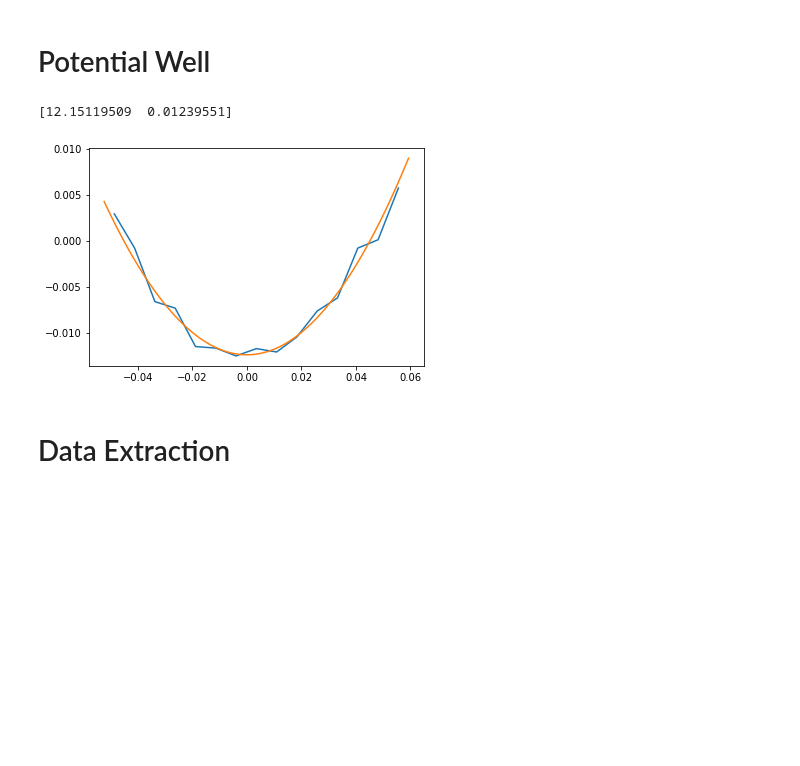
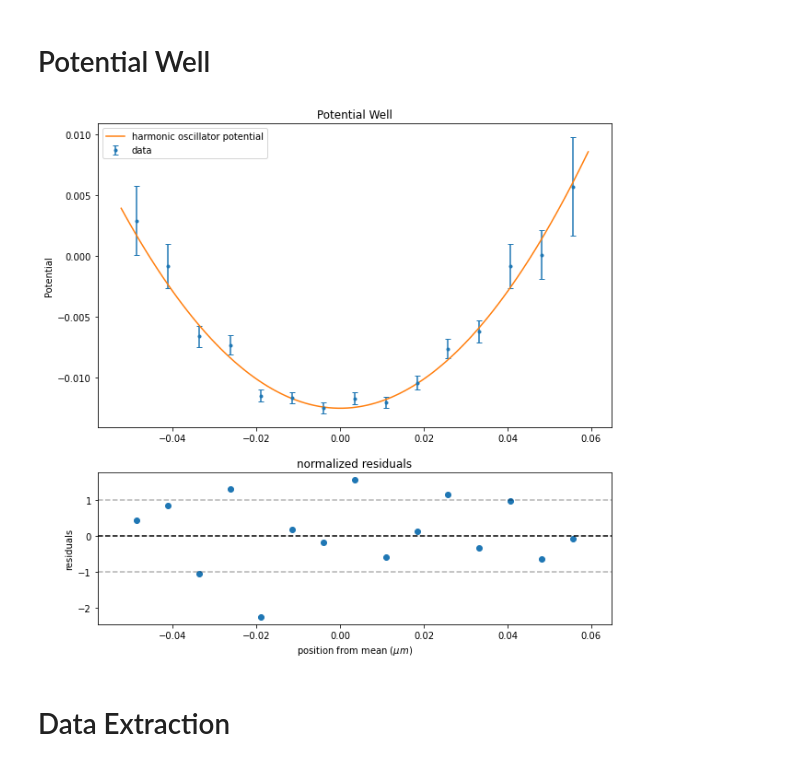
Before and after one commit to Ham0osh/Phys322W-OT, a Jupyter notebook: notebook.ipynb, the cells around one changed output. Drawn from its saved outputs; the diff is of its cells as text; code cells hidden in the pictures; blank space fills up the shorter version.

Commit message:
finished working on my figures

```diff
--- a/notebook.ipynb
+++ b/notebook.ipynb
@@ -484,25 +484,37 @@ Text(0.5, 1.0, 'Repeatability Measurments from Sample D')
 # %%
 filename = 'data/reproducibility/StrongRep4.txt'
 data = extract_data(filename)
 analysis = gaussian_analysis(data.x_dec, data.y_dec, nbins = 15)
 
 def potential_well(x,k,b):
     return 1/2*k*x**2 - b
 
 #change into potential
-well_dat = -np.log(analysis.hist_x)*T*1.38064852*10**-5
+well_dat = -np.log(analysis.hist_x)*T*k_b*10**18
+sigma = 1/analysis.hist_x*T*k_b*10**18*analysis.sigma_x
 
 
-pOpt, pCov = curve_fit(potential_well, analysis.bins_x, well_dat, p0 = [0.1, np.min(well_dat)])
+pOpt, pCov = curve_fit(potential_well, analysis.bins_x, well_dat, p0 = [0.1, np.min(well_dat)], sigma = sigma, absolute_sigma=True)
 
+fig, (ax1,ax2) = plt.subplots(2,1, figsize = (10,10), gridspec_kw = {'height_ratios': (2,1)})
 dx = np.linspace(min(data.x_dec),max(data.x_dec),100)
 dy = potential_well(dx, *pOpt)
-plt.plot(analysis.bins_x, well_dat)
-plt.plot(dx, dy)
-print(pOpt)
+ax1.errorbar(analysis.bins_x, well_dat, fmt = '.', yerr = sigma, capsize=3, label = 'data')
+ax1.plot(dx, dy, label = 'harmonic oscillator potential')
+ax1.set(title = 'Potential Well', ylabel='Potential')
+ax1.legend()
+ax1.sharex(ax2)
+
+
+norm_res = (well_dat - potential_well(analysis.bins_x, *pOpt))/sigma
+ax2.plot(analysis.bins_x, norm_res, 'o')
+ax2.axhline(y = 0, color = 'k', linestyle = '--')
+ax2.axhline(y = 1, color = 'k', linestyle = '--', alpha = 0.3)
+ax2.axhline(y = -1, color = 'k', linestyle = '--', alpha = 0.3)
+ax2.set(title = 'normalized residuals', ylabel = 'residuals', xlabel = 'position from mean ($\mu m$)')
+fig.savefig('Notes/potential_well_fit.pdf')
 # %% [output]
-[12.15119509  0.01239551]
-[figure, old version]
+[figure, new version]
 # %% [markdown]
 # Data Extraction
 # %%
```
Also changed, not shown: parts of 2 cells of this notebook, 7 other files.
